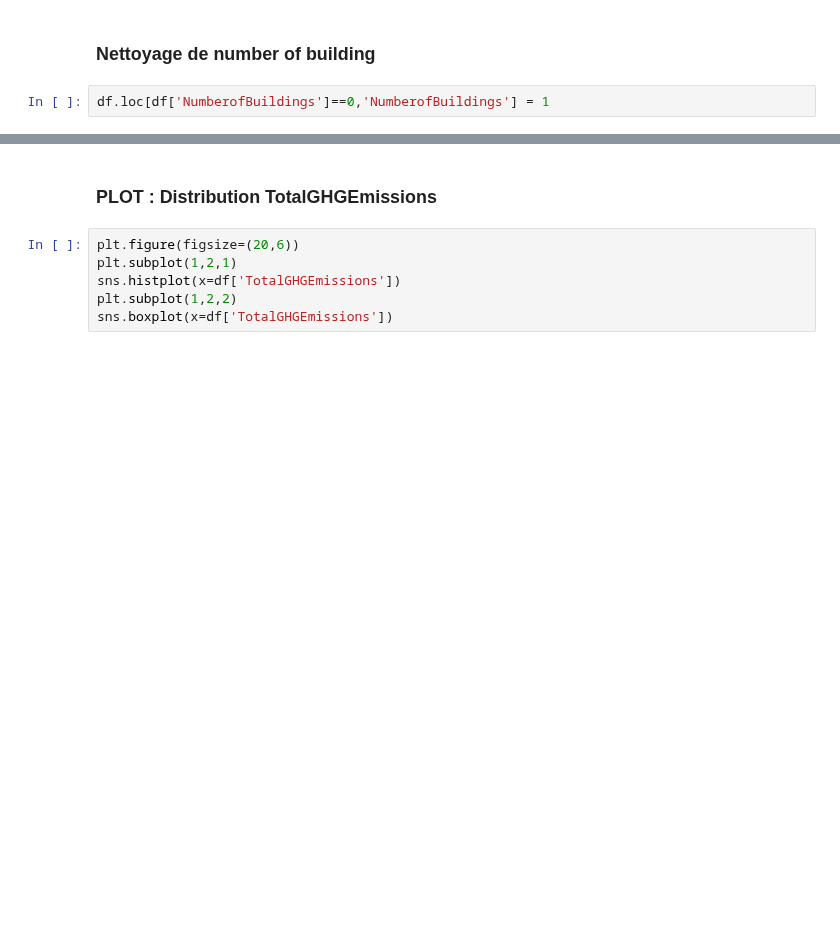
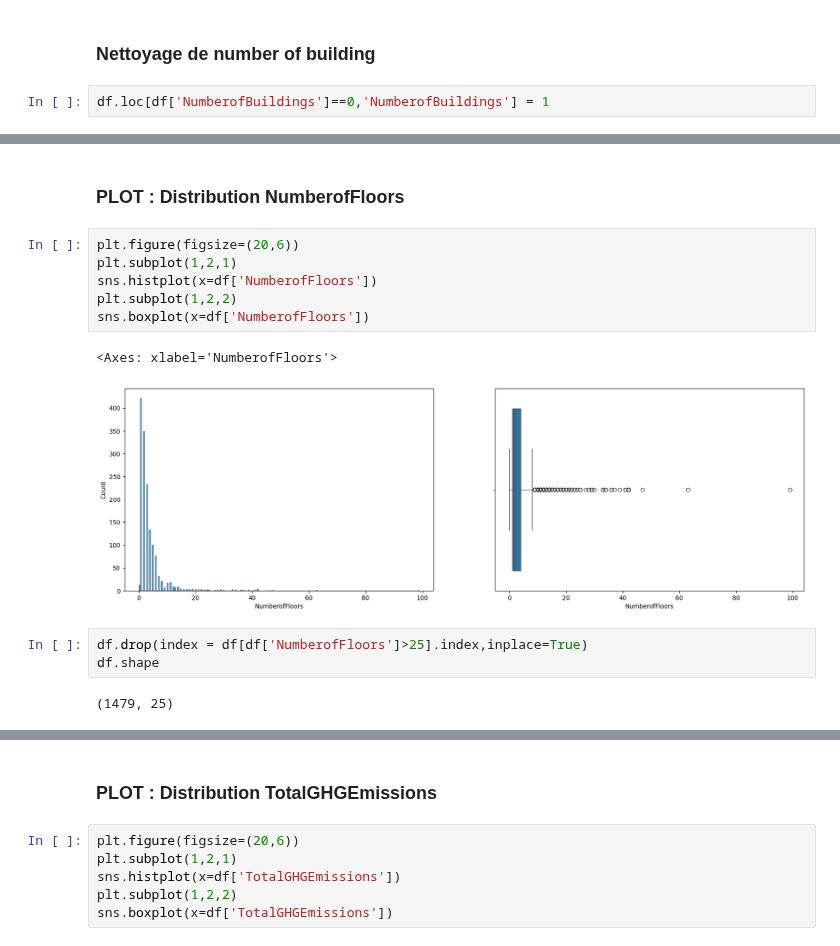
Before and after one commit to RandomFab/SEATLE, a Jupyter notebook: P3_template_modelistation_supervisee.ipynb, the cells around one changed output, grey strips where cells are left out. Drawn from its saved outputs; the diff is of its cells as text; blank space fills up the shorter version.

```diff
--- a/P3_template_modelistation_supervisee.ipynb
+++ b/P3_template_modelistation_supervisee.ipynb
@@ -305,0 +331,16 @@ df.shape
+# %% [markdown]
+### PLOT : Distribution NumberofFloors
+# %%
+plt.figure(figsize=(20,6))
+plt.subplot(1,2,1)
+sns.histplot(x=df['NumberofFloors'])
+plt.subplot(1,2,2)
+sns.boxplot(x=df['NumberofFloors'])
+# %% [output]
+<Axes: xlabel='NumberofFloors'>
+[figure, added]
+# %%
+df.drop(index = df[df['NumberofFloors']>25].index,inplace=True)
+df.shape
+# %% [output]
+(1479, 25)
```
Also changed, not shown: parts of 38 cells of this notebook.
